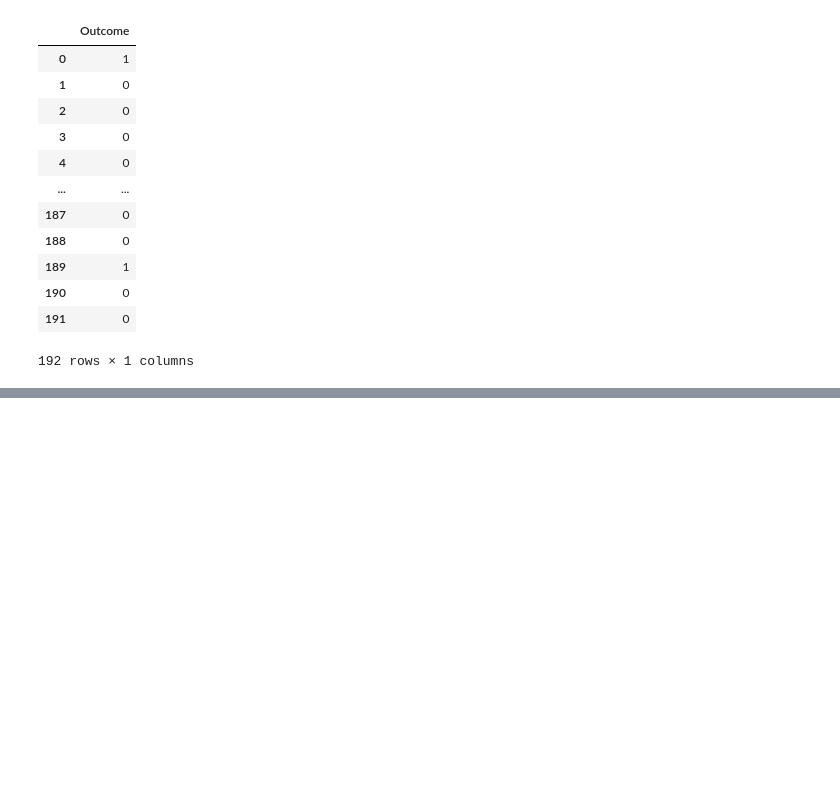
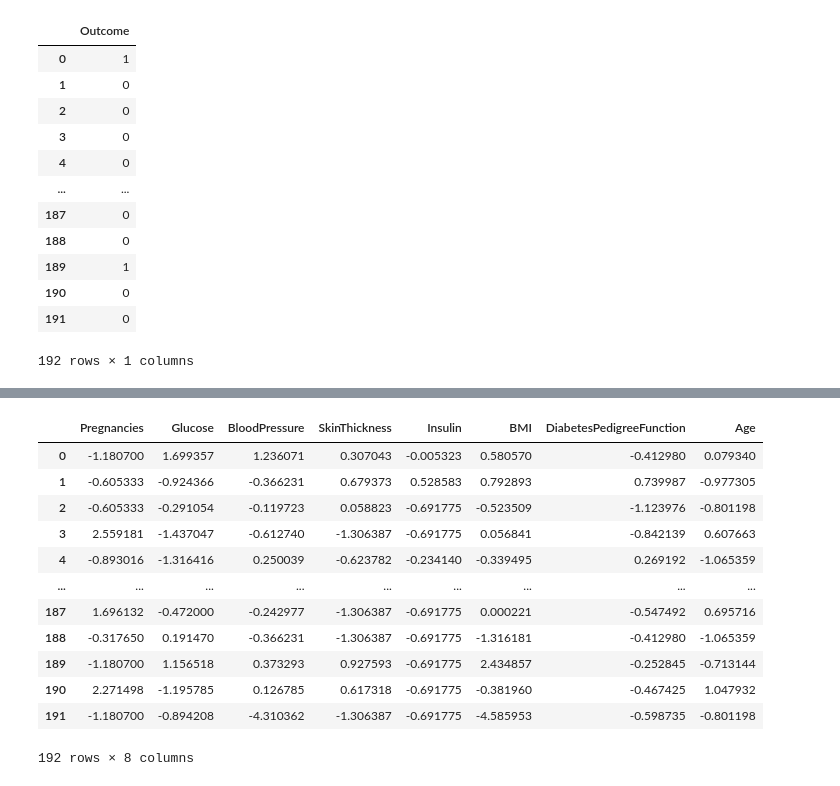
Before and after one commit to JainManjari/DataScieneLearning, a Jupyter notebook: DataScieneML/Supervised ML/K Nearest Neigbhors/Diabetes Assign/Diabetes.ipynb, the cells around one changed output, grey strips where cells are left out. Drawn from its saved outputs; the diff is of its cells as text; code cells hidden in the pictures; blank space fills up the shorter version.

```diff
--- a/DataScieneML/Supervised ML/K Nearest Neigbhors/Diabetes Assign/Diabetes.ipynb
+++ b/DataScieneML/Supervised ML/K Nearest Neigbhors/Diabetes Assign/Diabetes.ipynb
@@ -170,0 +349,22 @@ res.to_csv("diabetes_result.csv",index=False)
+# %%
+#Normalisation
+
+mean=np.mean(xtest,axis=0)
+std=np.std(xtest,axis=0)
+
+xtest=(xtest-mean)/std
+pd.DataFrame(xtest)
+# %% [output]
+|  | Pregnancies | Glucose | BloodPressure | SkinThickness | Insulin | BMI | DiabetesPedigreeFunction | Age |
+| 0 | -1.180700 | 1.699357 | 1.236071 | 0.307043 | -0.005323 | 0.580570 | -0.412980 | 0.079340 |
+| 1 | -0.605333 | -0.924366 | -0.366231 | 0.679373 | 0.528583 | 0.792893 | 0.739987 | -0.977305 |
+| 2 | -0.605333 | -0.291054 | -0.119723 | 0.058823 | -0.691775 | -0.523509 | -1.123976 | -0.801198 |
+| 3 | 2.559181 | -1.437047 | -0.612740 | -1.306387 | -0.691775 | 0.056841 | -0.842139 | 0.607663 |
+| 4 | -0.893016 | -1.316416 | 0.250039 | -0.623782 | -0.234140 | -0.339495 | 0.269192 | -1.065359 |
+| ... | ... | ... | ... | ... | ... | ... | ... | ... |
+| 187 | 1.696132 | -0.472000 | -0.242977 | -1.306387 | -0.691775 | 0.000221 | -0.547492 | 0.695716 |
+| 188 | -0.317650 | 0.191470 | -0.366231 | -1.306387 | -0.691775 | -1.316181 | -0.412980 | -1.065359 |
+| 189 | -1.180700 | 1.156518 | 0.373293 | 0.927593 | -0.691775 | 2.434857 | -0.252845 | -0.713144 |
+| 190 | 2.271498 | -1.195785 | 0.126785 | 0.617318 | -0.691775 | -0.381960 | -0.467425 | 1.047932 |
+| 191 | -1.180700 | -0.894208 | -4.310362 | -1.306387 | -0.691775 | -4.585953 | -0.598735 | -0.801198 |
+192 rows × 8 columns
```
Also changed, not shown: parts of 15 cells of this notebook, 11 other files.
